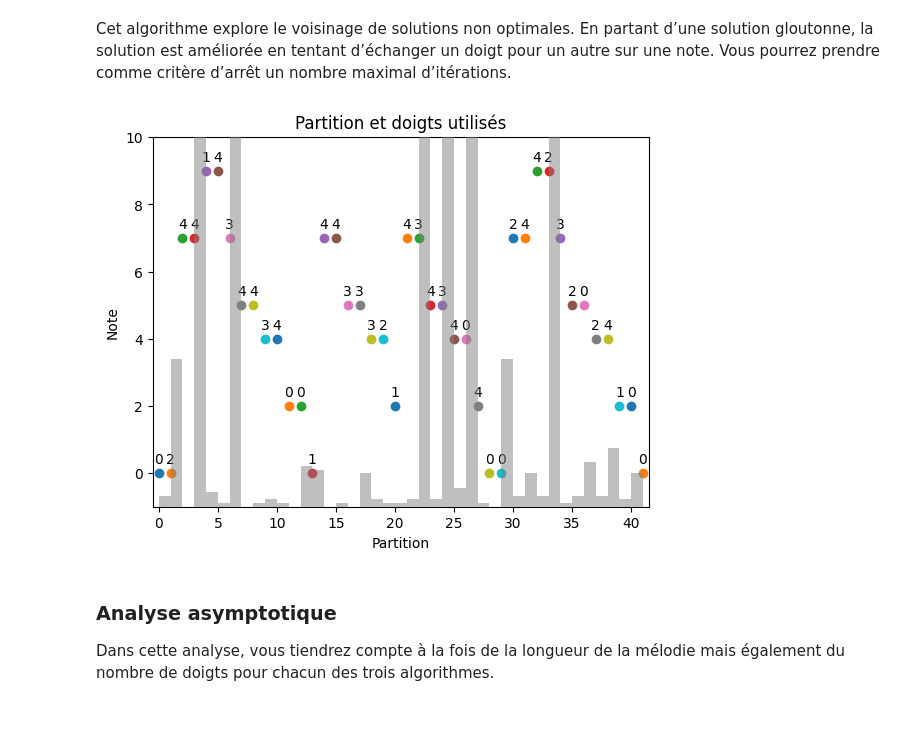
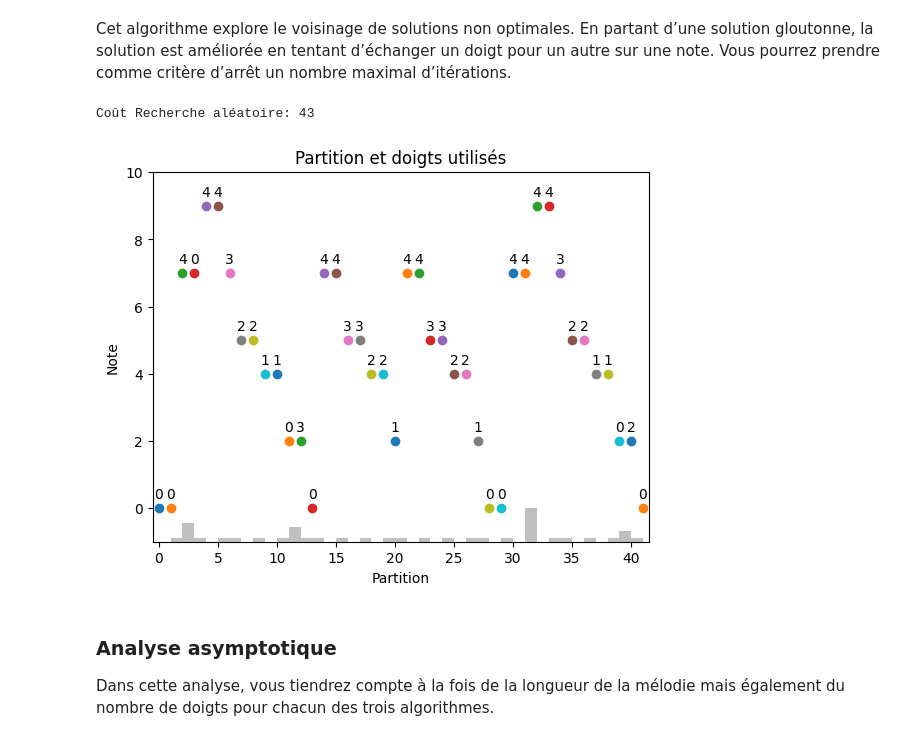
Before and after one commit to UiVieto/INF8775, a Jupyter notebook: TP2-H24/TP2-H24.ipynb, the cells around one changed output. Cells and saved outputs as stored; diff of their text form; code cells hidden in the pictures.

Commit message:
Correction algo recherche locale

```diff
--- a/TP2-H24/TP2-H24.ipynb
+++ b/TP2-H24/TP2-H24.ipynb
@@ -586,36 +586,43 @@ display_test_constantes(values_test_constantes(mesures_dyn, f), "Test de constan
 Cet algorithme explore le voisinage de solutions non optimales. En partant d’une solution gloutonne, la
 solution est améliorée en tentant d’échanger un doigt pour un autre sur une note. Vous pourrez prendre
 comme critère d’arrêt un nombre maximal d’itérations.
-# %%
-import random
-
-def aleatoireSolution(solution):
-   nombre_entier = random.randint(1, len(solution)-1)
-   solution[nombre_entier] = random.randint(0,D-1)
-   return solution
-
-def localSearch(partition):
-    solution = glouton(partition)
-    better_cost = getTotalCost(costs, partition, solution)
-
-    counter = 1
-    nombre_max_itération = 60
-
-    while counter <= nombre_max_itération:
-     solutionaleatoire = aleatoireSolution(solution)
-     aleatoiresolution_cost = getTotalCost(costs, partition,solutionaleatoire)
-
-     if(aleatoiresolution_cost < better_cost):
-      better_cost = aleatoiresolution_cost
-      solution = solutionaleatoire
-     counter += 1
-
-    return solution
-
-solutionLocal = localSearch(partition)
-visualize_solution(costs, partition, solutionLocal)
-# %% [output]
-[figure, removed]
+# %%
+import random
+
+
+nombre_max_iteration = 60
+
+
+def localSearch(partition):
+    solution = glouton(partition)
+    better_cost = getTotalCost(costs, partition, solution)
+
+    for _ in range(nombre_max_iteration):
+        index = random.randint(0, len(solution)-1)
+        next_finger = random.randint(0, D-1)
+        previous_finger = solution[index]
+
+        if next_finger == solution[index]:
+            next_finger = (next_finger + 1) % 5
+
+        solution[index] = next_finger
+        current_cost = getTotalCost(costs, partition, solution)
+
+        if current_cost > better_cost:
+            solution[index] = previous_finger
+
+        else:
+            better_cost = current_cost
+
+    return solution
+
+
+solutionLocal = localSearch(partition)
+print("Coût Recherche aléatoire:", getTotalCost(costs, partition, solutionLocal))
+visualize_solution(costs, partition, solutionLocal)
+# %% [output]
+Coût Recherche aléatoire: 43
+[figure, added]
 # %% [markdown]
 ### Analyse asymptotique
 
```
